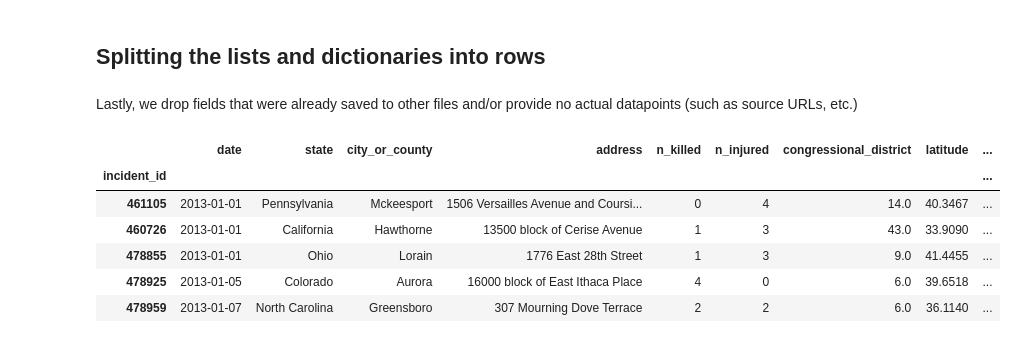
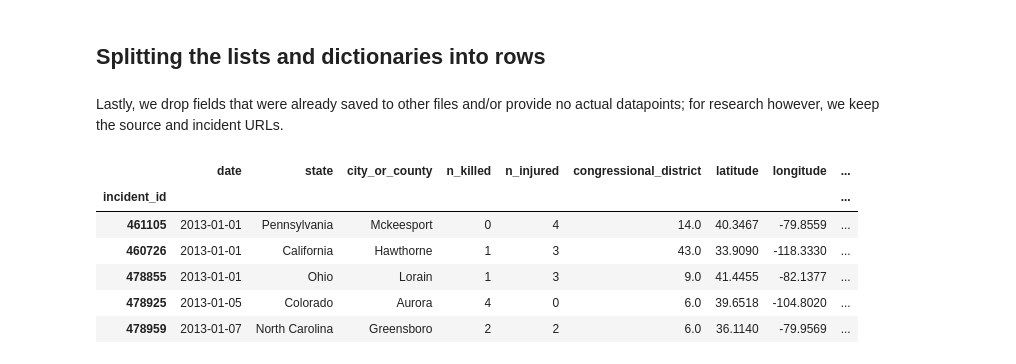
Before and after one commit to sunsided/gun-violence-eda, a Jupyter notebook: dataset/split-dataset.ipynb, the cells around one changed output. Drawn from its saved outputs; the diff is of its cells as text; code cells hidden in the pictures.

```diff
--- a/dataset/split-dataset.ipynb
+++ b/dataset/split-dataset.ipynb
@@ -271,21 +271,21 @@ with open('characteristics.csv', 'w') as f:
 df_incident_participants = pd.Series(incident_participants).to_frame()
 df_incident_participants.columns = ['incident_participants']
 # %% [markdown]
-Lastly, we drop fields that were already saved to other files and/or provide no actual datapoints (such as source URLs, etc.)
+Lastly, we drop fields that were already saved to other files and/or provide no actual datapoints; for research however, we keep the source and incident URLs.
 # %%
-df_smaller = df[['date', 'state', 'city_or_county', 'address', 'n_killed', 'n_injured',
+df_smaller = df[['date', 'state', 'city_or_county', 'n_killed', 'n_injured',
        'congressional_district',
-       'latitude', 'location_description',
-       'longitude', 'n_guns_involved', 'state_house_district', 'state_senate_district']].join(df_incident_participants)
+       'latitude', 'longitude', 'n_guns_involved', 'state_house_district', 'state_senate_district',
+                'source_url', 'incident_url']].join(df_incident_participants)
 
 df_smaller.head()
 # %% [output]
-|  | date | state | city_or_county | address | n_killed | n_injured | congressional_district | latitude | ... |
+|  | date | state | city_or_county | n_killed | n_injured | congressional_district | latitude | longitude | ... |
 | incident_id |  |  |  |  |  |  |  |  | ... |
-| 461105 | 2013-01-01 | Pennsylvania | Mckeesport | 1506 Versailles Avenue and Coursi... | 0 | 4 | 14.0 | 40.3467 | ... |
-| 460726 | 2013-01-01 | California | Hawthorne | 13500 block of Cerise Avenue | 1 | 3 | 43.0 | 33.9090 | ... |
-| 478855 | 2013-01-01 | Ohio | Lorain | 1776 East 28th Street | 1 | 3 | 9.0 | 41.4455 | ... |
-| 478925 | 2013-01-05 | Colorado | Aurora | 16000 block of East Ithaca Place | 4 | 0 | 6.0 | 39.6518 | ... |
-| 478959 | 2013-01-07 | North Carolina | Greensboro | 307 Mourning Dove Terrace | 2 | 2 | 6.0 | 36.1140 | ... |
+| 461105 | 2013-01-01 | Pennsylvania | Mckeesport | 0 | 4 | 14.0 | 40.3467 | -79.8559 | ... |
+| 460726 | 2013-01-01 | California | Hawthorne | 1 | 3 | 43.0 | 33.9090 | -118.3330 | ... |
+| 478855 | 2013-01-01 | Ohio | Lorain | 1 | 3 | 9.0 | 41.4455 | -82.1377 | ... |
+| 478925 | 2013-01-05 | Colorado | Aurora | 4 | 0 | 6.0 | 39.6518 | -104.8020 | ... |
+| 478959 | 2013-01-07 | North Carolina | Greensboro | 2 | 2 | 6.0 | 36.1140 | -79.9569 | ... |
 # %%
 df_smaller.to_csv('incidents.csv')
```
Also changed, not shown: 4 other files.
